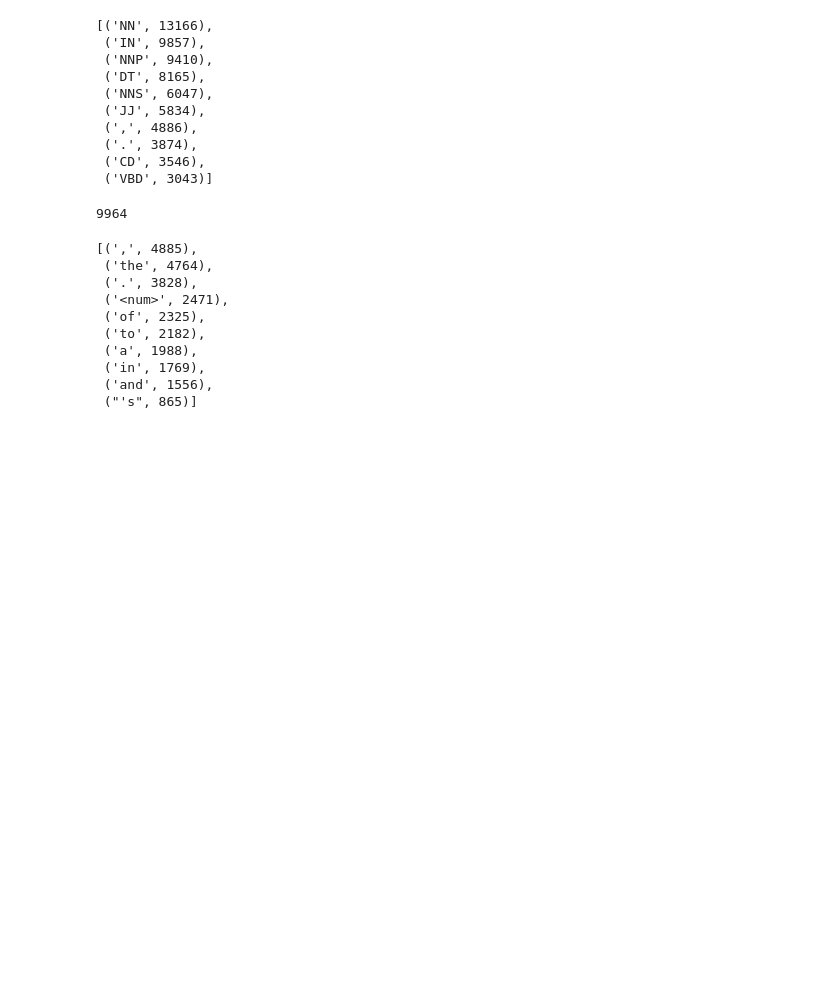
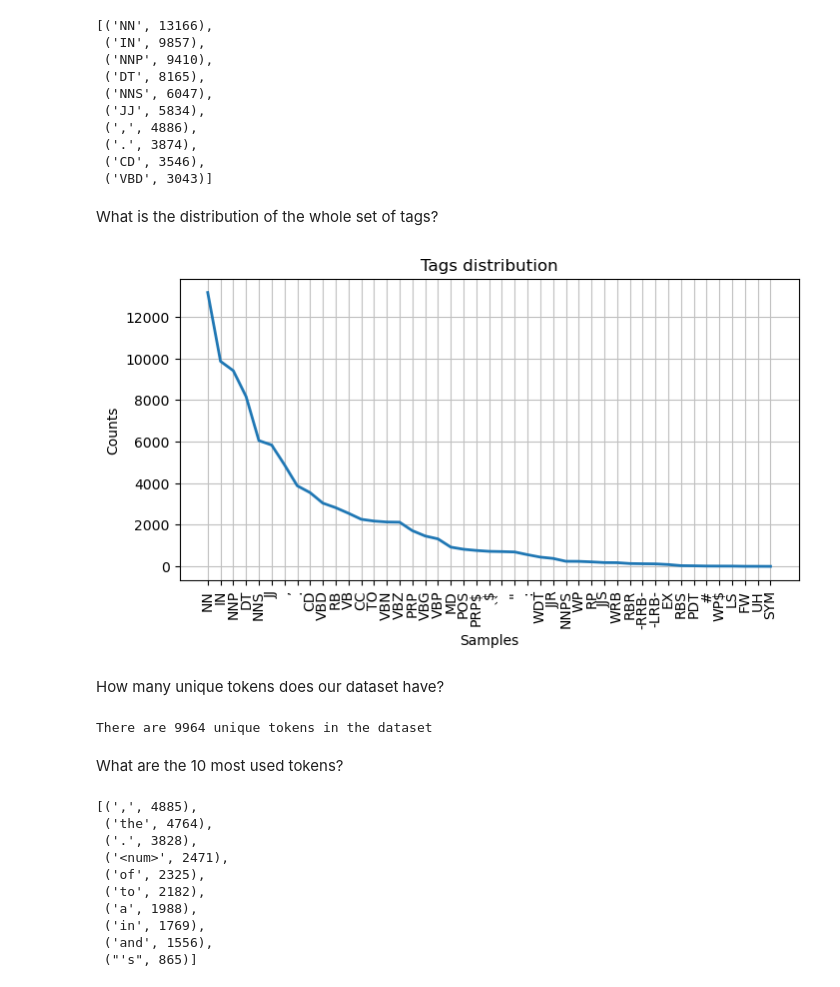
Before and after one commit to Wadaboa/nlp-assignments, a Jupyter notebook: sequence_labeling.ipynb, the cells around one changed output. Drawn from its saved outputs; the diff is of its cells as text; code cells hidden in the pictures; blank space fills up the shorter version.

```diff
--- a/sequence_labeling.ipynb
+++ b/sequence_labeling.ipynb
@@ -65,0 +60,5 @@ True
+# %%
+plt.rcParams['figure.figsize'] = [8, 4]
+plt.rcParams['figure.dpi'] = 100
+plt.rcParams['axes.xmargin'] = .05
+plt.rcParams['axes.ymargin'] = .05
@@ -187,11 +223,22 @@ tags_fd.most_common(10)
  ('.', 3874),
  ('CD', 3546),
  ('VBD', 3043)]
+# %% [markdown]
+What is the distribution of the whole set of tags?
+# %%
+tags_fd.plot(title="Tags distribution", cumulative=False)
+plt.show()
+# %% [output]
+[figure, added]
+# %% [markdown]
+How many unique tokens does our dataset have?
 # %%
 unique_tokens = np.unique(flattened_tokens)
-len(unique_tokens)
+print(f"There are {len(unique_tokens)} unique tokens in the dataset")
 # %% [output]
-9964
+There are 9964 unique tokens in the dataset
+# %% [markdown]
+What are the 10 most used tokens?
 # %%
 tokens_fd = nltk.probability.FreqDist(flattened_tokens)
 tokens_fd.most_common(10)
```
Also changed, not shown: parts of 51 cells of this notebook.
